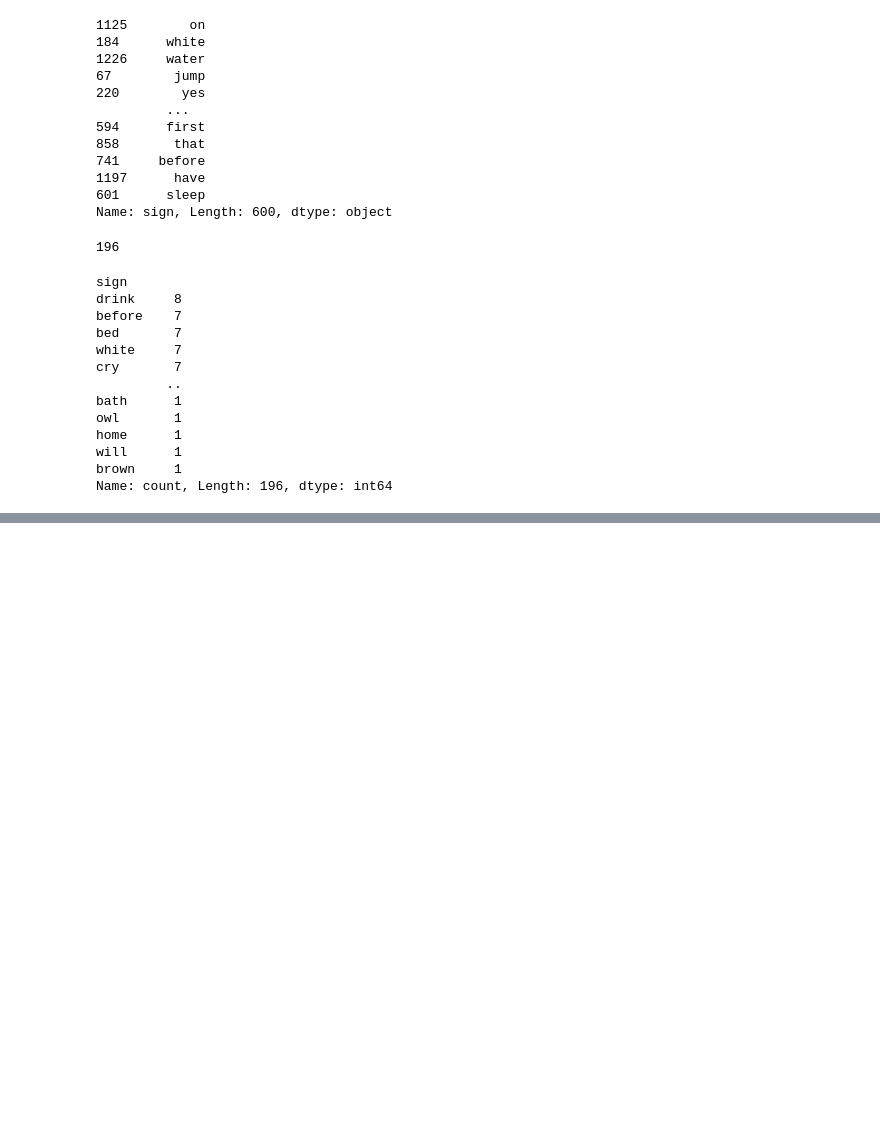
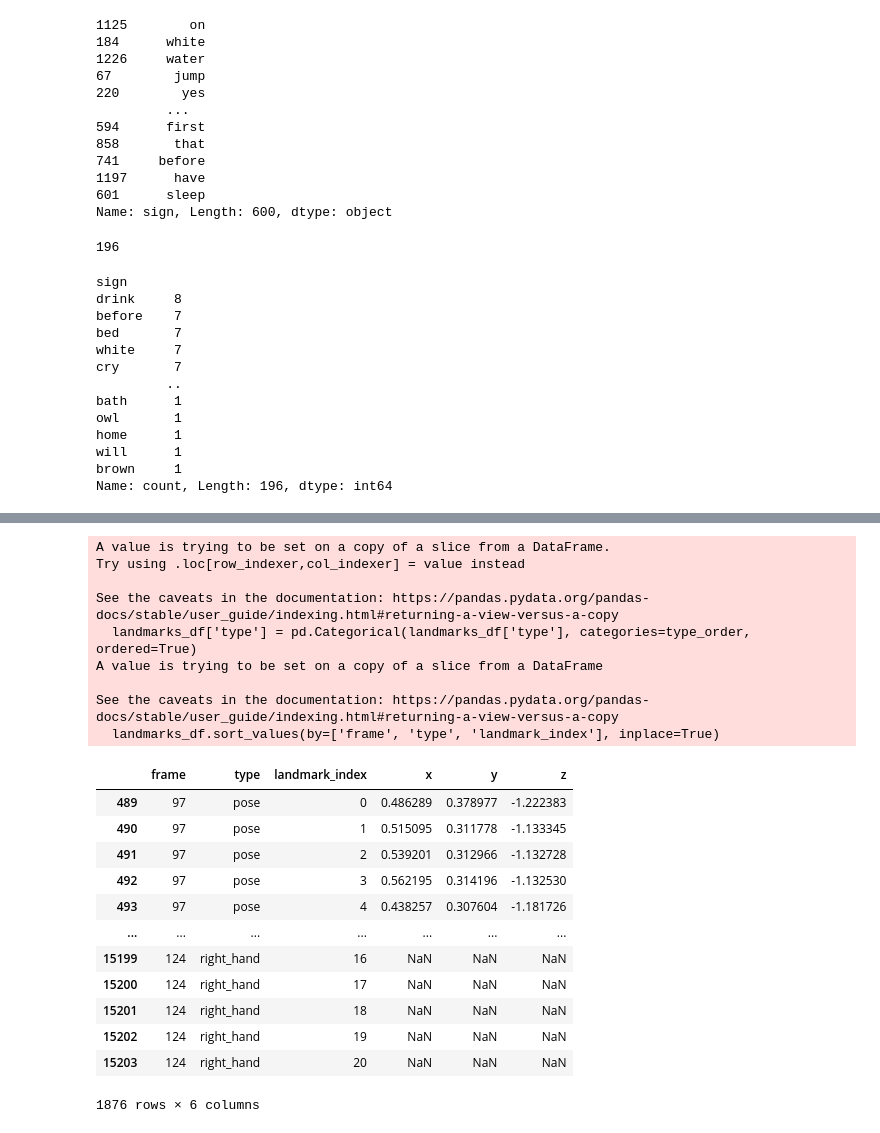
Before and after one commit to benoitfrisque/signlens, a Jupyter notebook: notebooks/Benoit/test_on_videos.ipynb, the cells around one changed output, grey strips where cells are left out. Drawn from its saved outputs; the diff is of its cells as text; code cells hidden in the pictures; blank space fills up the shorter version.

```diff
--- a/notebooks/Benoit/test_on_videos.ipynb
+++ b/notebooks/Benoit/test_on_videos.ipynb
@@ -286,0 +481,76 @@ print(f"✅ Model evaluated, accuracy: {accuracy:.1%}")
+# %%
+landmarks_df = pq_df
+
+noface = True
+n_coordinates = 2
+
+# Keep only the defined columns
+landmarks_df = landmarks_df[['frame', 'type','landmark_index', 'x', 'y', 'z']]
+
+# Define the order of the 'type' column
+type_order = ['face', 'pose', 'left_hand', 'right_hand']
+
+# Convert the 'type' column to a categorical type with the specified order
+landmarks_df['type'] = pd.Categorical(landmarks_df['type'], categories=type_order, ordered=True)
+
+# Sort the DataFrame by 'frame', 'type' and 'landmark_index', to ensure the correct order of landmarks
+landmarks_df.sort_values(by=['frame', 'type', 'landmark_index'], inplace=True)
+
+n_landmarks_per_frame = N_LANDMARKS_ALL
+
+landmark_types_to_remove = []
+
+if noface:
+    # Exclude rows where 'type' is 'face' and some portion of 'pose'
+    landmark_types_to_remove.append('face')
+
+    # Calculate the number of rows per frame after removing 'face' landmarks
+    n_landmarks_per_frame -= N_LANDMARKS_FACE
+
+if N_LANDMARKS_POSE_TO_TAKE_OFF > 0:
+    landmark_types_to_remove.append('pose')
+
+    # Calculate the number of rows per frame after removing 'pose' landmarks
+    n_landmarks_per_frame -= N_LANDMARKS_POSE_TO_TAKE_OFF
+
+for landmark_type in landmark_types_to_remove:
+    if landmark_type == 'pose' and N_LANDMARKS_POSE_TO_TAKE_OFF > 0:
+        landmarks_df = landmarks_df[~((landmarks_df['type'] == 'pose') &
+                                      (landmarks_df['landmark_index'].\
+                                          between(N_LANDMARKS_MIN_POSE_TO_TAKE_OFF, N_LANDMARKS_MAX_POSE_TO_TAKE_OFF)))
+                                    ]
+    else:
+        landmarks_df = landmarks_df[landmarks_df['type'] != landmark_type]
+
+# If the model uses 2D data, drop the 'z' dimension
+if n_coordinates == 2:
+    data_columns = ['x', 'y']
+else:
+    # If the model uses 3D data, keep the 'z' dimension
+    data_columns = ['x', 'y', 'z']
+
+pq_df_filtered = landmarks_df
+pq_df_filtered
+# %% [output]
+A value is trying to be set on a copy of a slice from a DataFrame.
+Try using .loc[row_indexer,col_indexer] = value instead
+
+See the caveats in the documentation: https://pandas.pydata.org/pandas-docs/stable/user_guide/indexing.html#returning-a-view-versus-a-copy
+  landmarks_df['type'] = pd.Categorical(landmarks_df['type'], categories=type_order, ordered=True)
+A value is trying to be set on a copy of a slice from a DataFrame
+
+See the caveats in the documentation: https://pandas.pydata.org/pandas-docs/stable/user_guide/indexing.html#returning-a-view-versus-a-copy
+  landmarks_df.sort_values(by=['frame', 'type', 'landmark_index'], inplace=True)
+|  | frame | type | landmark_index | x | y | z |
+| 489 | 97 | pose | 0 | 0.486289 | 0.378977 | -1.222383 |
+| 490 | 97 | pose | 1 | 0.515095 | 0.311778 | -1.133345 |
+| 491 | 97 | pose | 2 | 0.539201 | 0.312966 | -1.132728 |
+| 492 | 97 | pose | 3 | 0.562195 | 0.314196 | -1.132530 |
+| 493 | 97 | pose | 4 | 0.438257 | 0.307604 | -1.181726 |
+| ... | ... | ... | ... | ... | ... | ... |
+| 15199 | 124 | right_hand | 16 | NaN | NaN | NaN |
+| 15200 | 124 | right_hand | 17 | NaN | NaN | NaN |
+| 15201 | 124 | right_hand | 18 | NaN | NaN | NaN |
+| 15202 | 124 | right_hand | 19 | NaN | NaN | NaN |
+| 15203 | 124 | right_hand | 20 | NaN | NaN | NaN |
+1876 rows × 6 columns
```
Also changed, not shown: parts of 53 cells of this notebook, 1 other file.
